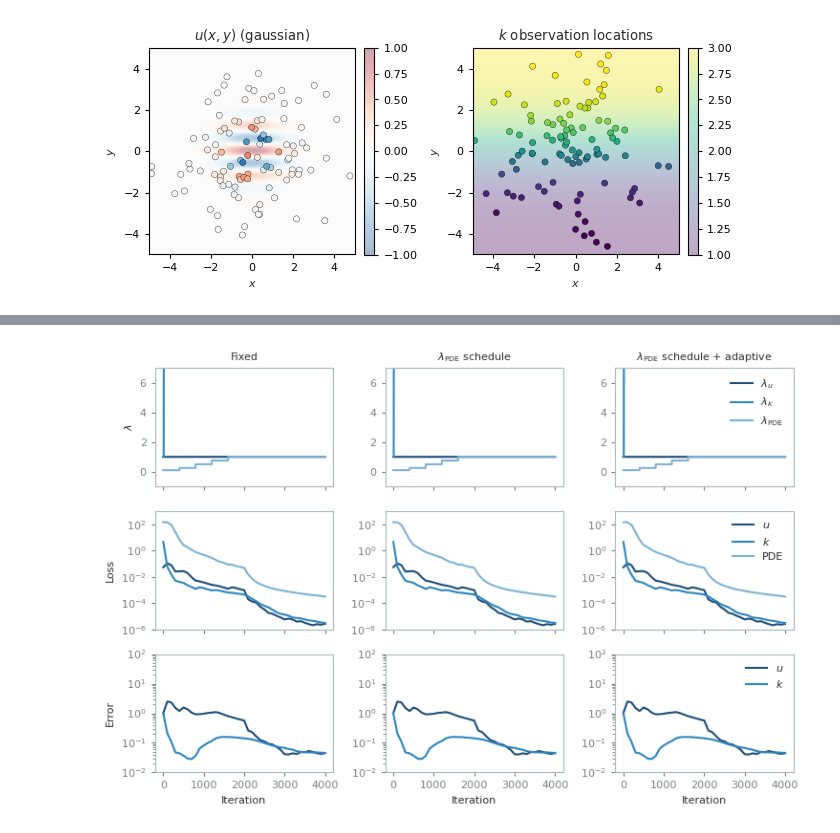
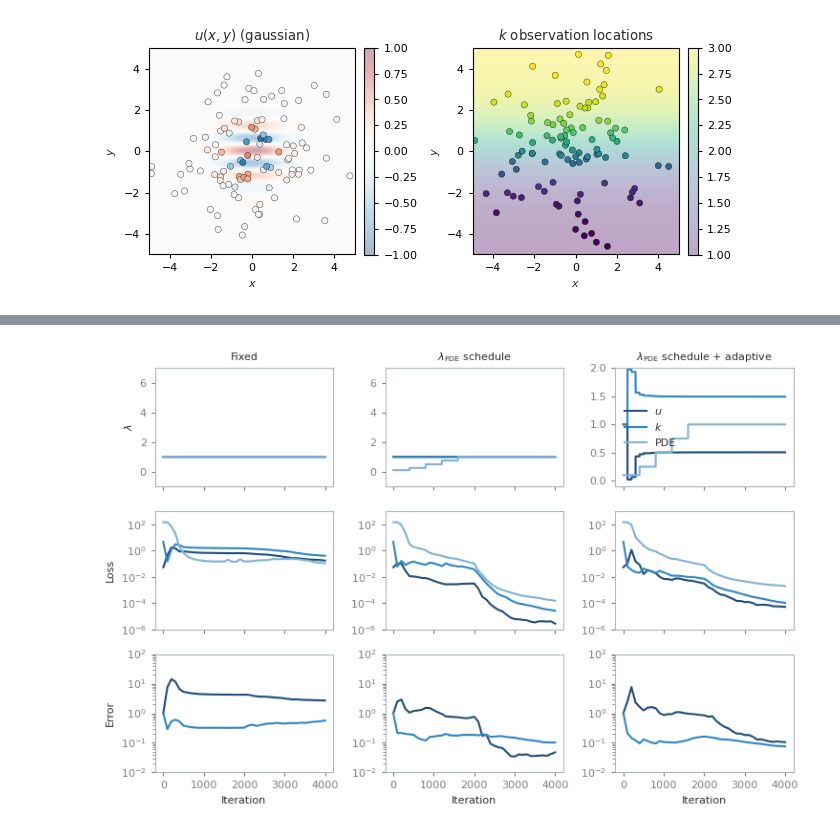
Before and after one commit to oscar-rincon/unbounded-domains, a Jupyter notebook: main/02_MLP_KAN_approximation/03_PIKAN_infinite.ipynb, the cells around one changed output, grey strips where cells are left out. Cells and saved outputs as stored; diff of their text form; code cells hidden in the pictures.

```diff
--- a/main/02_MLP_KAN_approximation/03_PIKAN_infinite.ipynb
+++ b/main/02_MLP_KAN_approximation/03_PIKAN_infinite.ipynb
@@ -140,13 +140,13 @@ Relative L2 error (k): 4.590e-02
 # %%
-# with open("results/2026-08-24_11-58-11_fixed_nosched_no_reg/history.pkl", "rb") as f:
-#     history_fixed_nosched_no_reg = pickle.load(f)
+with open("results/2026-08-24_22-33-54_fixed_nosched_no_reg/history.pkl", "rb") as f:
+     history_fixed_nosched_no_reg = pickle.load(f)
 
-# with open("results/2026-08-24_14-29-46_fixed_sched_no_reg/history.pkl", "rb") as f:
-#     history_fixed_sched_no_reg = pickle.load(f)
+with open("results/2026-08-24_22-52-32_fixed_sched_no_reg/history.pkl", "rb") as f:
+     history_fixed_sched_no_reg = pickle.load(f)
 
 # with open("results/history_adaptive_reg.pkl", "rb") as f:
 #     history_adaptive_reg = pickle.loa]d(f)
 
-with open("results/2026-08-24_19-14-03_adaptive_sched_no_reg/history.pkl", "rb") as f:
+with open("results/2026-08-24_23-29-18_adaptive_sched_no_reg/history.pkl", "rb") as f:
     history_adaptive_sched_no_reg = pickle.load(f)
 # %%
@@ -193,8 +193,8 @@ plt.rcParams.update({
 # HISTORIES
 # ============================================================
 
-h1 = history_adaptive_sched_no_reg
-h2 = history_adaptive_sched_no_reg
+h1 = history_fixed_nosched_no_reg
+h2 = history_fixed_sched_no_reg
 h3 = history_adaptive_sched_no_reg
 
 x1 = np.arange(len(h1["total"]))
@@ -249,19 +249,19 @@ ax = axes[0, 2]
 ax.plot(
     h3["lambda_iteration"], h3["lambda_u"],
     color=colors["u"],
-    label=r"$\lambda_u$"
+    label=r"$u$"
 )
 
 ax.plot(
     h3["lambda_iteration"], h3["lambda_k"],
     color=colors["k"],
-    label=r"$\lambda_k$"
+    label=r"$k$"
 )
 
 ax.plot(
     h3["lambda_iteration"], h3["lambda_pde"],
     color=colors["pde"],
-    label=r"$\lambda_{\mathrm{PDE}}$"
+    label=r"PDE"
 )
 
 ax.set_title(
@@ -270,7 +270,7 @@ ax.set_title(
     color="#2c2c2c"
 )
 
-ax.set_ylim(-1, 7)
+ax.set_ylim(-0.1, 2)
 
 ax.legend(
     fontsize=8,
@@ -332,10 +332,10 @@ ax.plot(
 ax.set_yscale("log")
 ax.set_ylim(1e-6, 1000)
 
-ax.legend(
-    fontsize=8,
-    frameon=False
-)
+# ax.legend(
+#     fontsize=8,
+#     frameon=False
+# )
 
 
 # ============================================================
@@ -450,10 +450,10 @@ if err_u3.size > 0 and not np.all(np.isnan(err_u3)):
 
     ax.set_yscale("log")
 
-    ax.legend(
-        fontsize=8,
-        frameon=False
-    )
+    # ax.legend(
+    #     fontsize=8,
+    #     frameon=False
+    # )
 
 else:
 
@@ -483,31 +483,31 @@ axes[1, 0].grid(False)
 axes[1, 1].grid(False)
 axes[1, 2].grid(False)
 
 axes[2, 0].grid(False)
 axes[2, 1].grid(False)
 axes[2, 2].grid(False)
 
 for ax in axes.flat:
     ax.tick_params(
         axis="both",
         which="both",
         labelsize=8
     )
 
 
 # ============================================================
 # LAYOUT
 # ============================================================
 
 plt.tight_layout()
 
 # plt.savefig(
 #     "results/lambda_loss_error_comparison.png",
 #     dpi=300,
 #     facecolor="white",
 #     bbox_inches="tight"
 # )
 
 plt.show()
 # %% [output]
-[figure, old version]
+[figure, new version]
```
Also changed, not shown: parts of 4 cells of this notebook, 27 other files.
